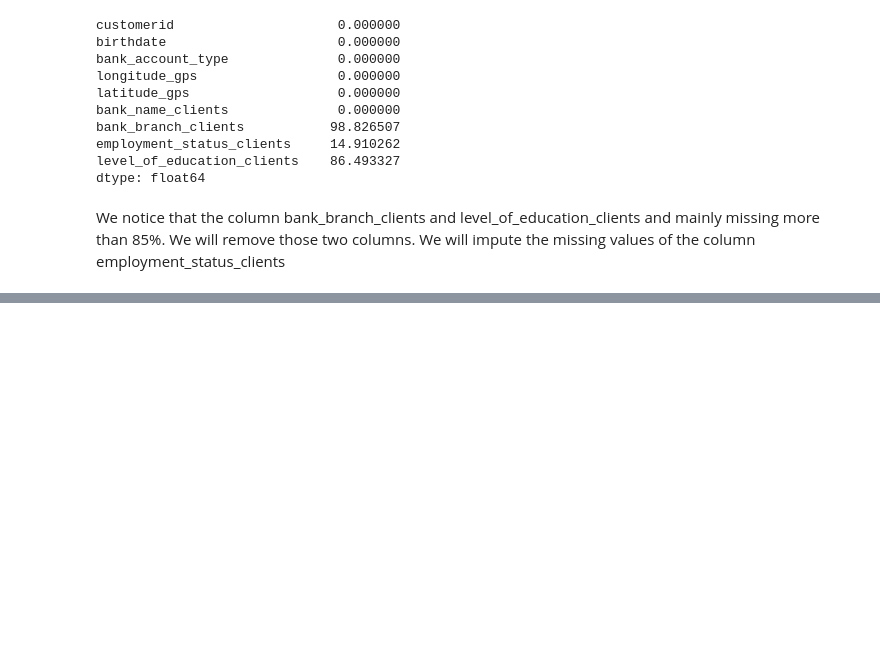
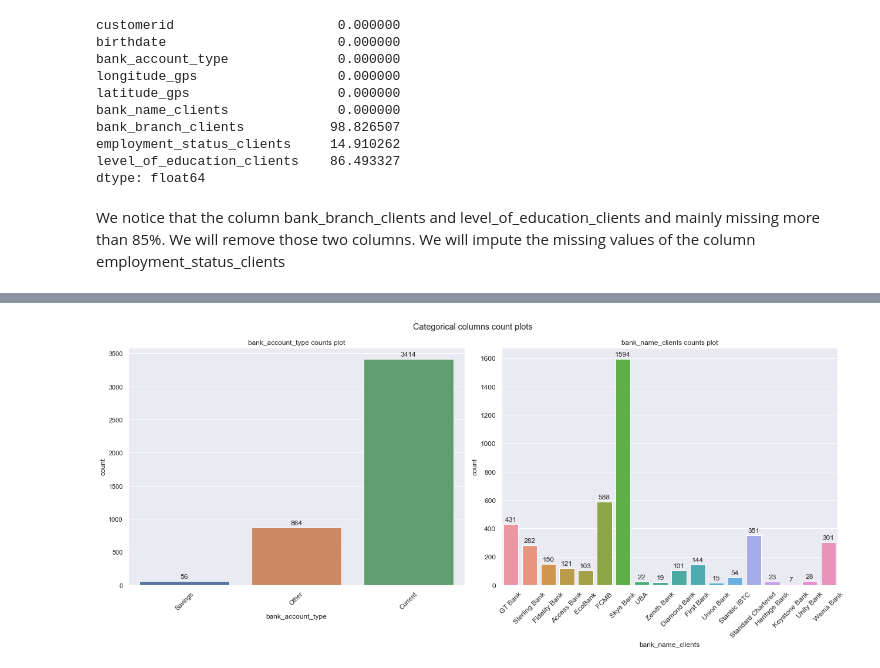
Before and after one commit to yamess/ZindiLoanPredChallenge, a Jupyter notebook: notebooks/draft.ipynb, the cells around one changed output, grey strips where cells are left out. Cells and saved outputs as stored; diff of their text form; code cells hidden in the pictures; blank space fills up the shorter version.

```diff
--- a/notebooks/draft.ipynb
+++ b/notebooks/draft.ipynb
@@ -36,0 +63,2 @@ We notice that the column bank_branch_clients and level_of_education_clients and
+# %%
+train_dg.drop_duplicates().reset_index(drop=True, inplace=True)
@@ -36,0 +94,22 @@ We notice that the column bank_branch_clients and level_of_education_clients and
+# %%
+def convert_dtype(data: pd.DataFrame, columns_type: dict) -> pd.DataFrame:
+    """
+    Function to convert pandas dataframe columns to a specific type except the datetime.
+
+    :param data: pandas dataframe
+    :param columns_type: dict, dictionary where the k in the column name and the value is the type
+    :return: pandas dataframe, tranformed data
+    """
+    for c, t in columns_type.items():
+        data[c] = data[c].astype(t)
+    return data
+# %%
+types = {
+    "customerid": "category",
+    "bank_account_type": "category",
+    "bank_name_clients": "category",
+    "employment_status_clients": "category",
+    "longitude_gps": "float",
+    "latitude_gps": "float"
+}
+train_dg = convert_dtype(data=train_dg, columns_type=types)
@@ -36,0 +187,5 @@ We notice that the column bank_branch_clients and level_of_education_clients and
+# %%
+plots = Plots(data=train_dg, cat_cols=["bank_account_type", "bank_name_clients"])
+plots.plot_all_cats(nrows=1, ncols=2, figsize=(18,8))
+# %% [output]
+[figure, added]
```
Also changed, not shown: parts of 17 cells of this notebook, 1 other file.
